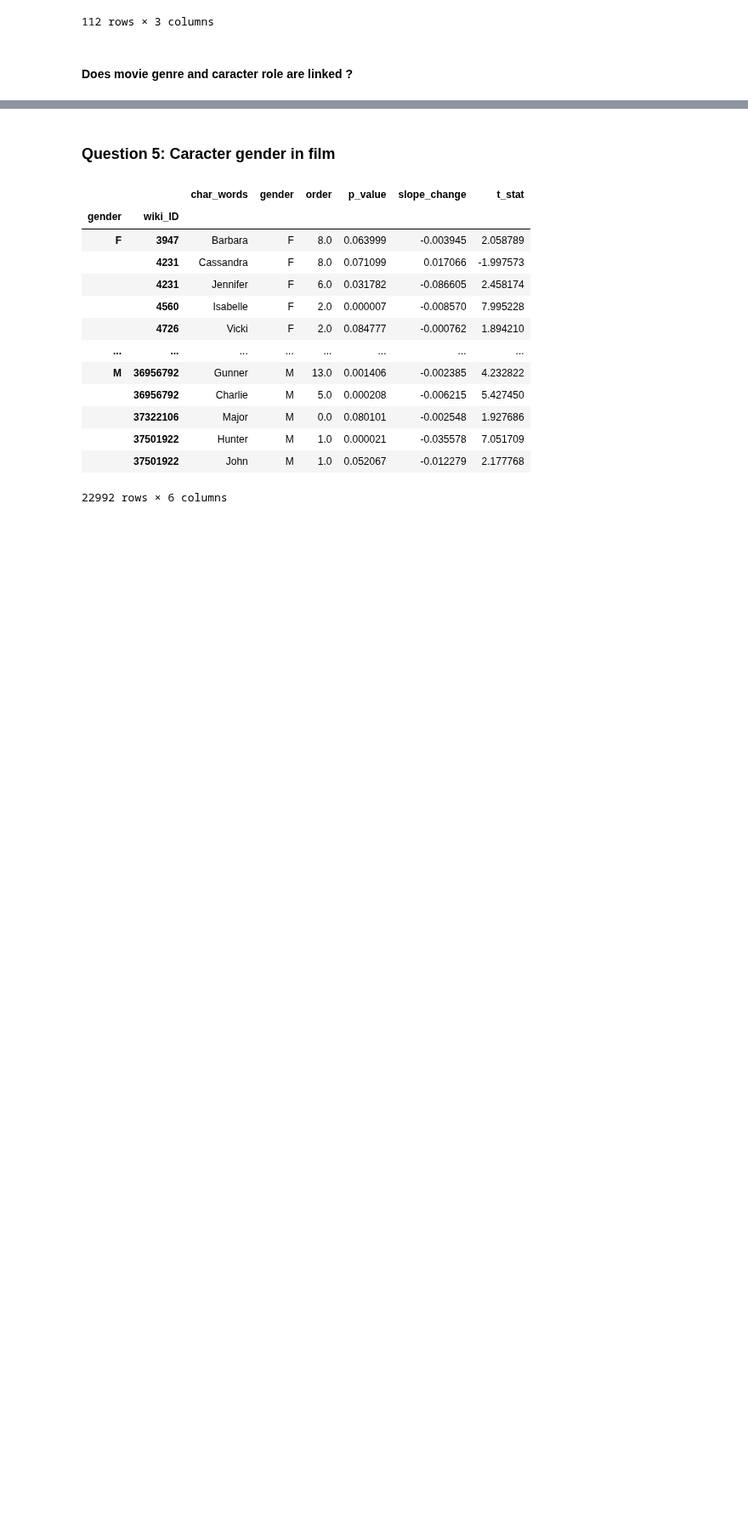
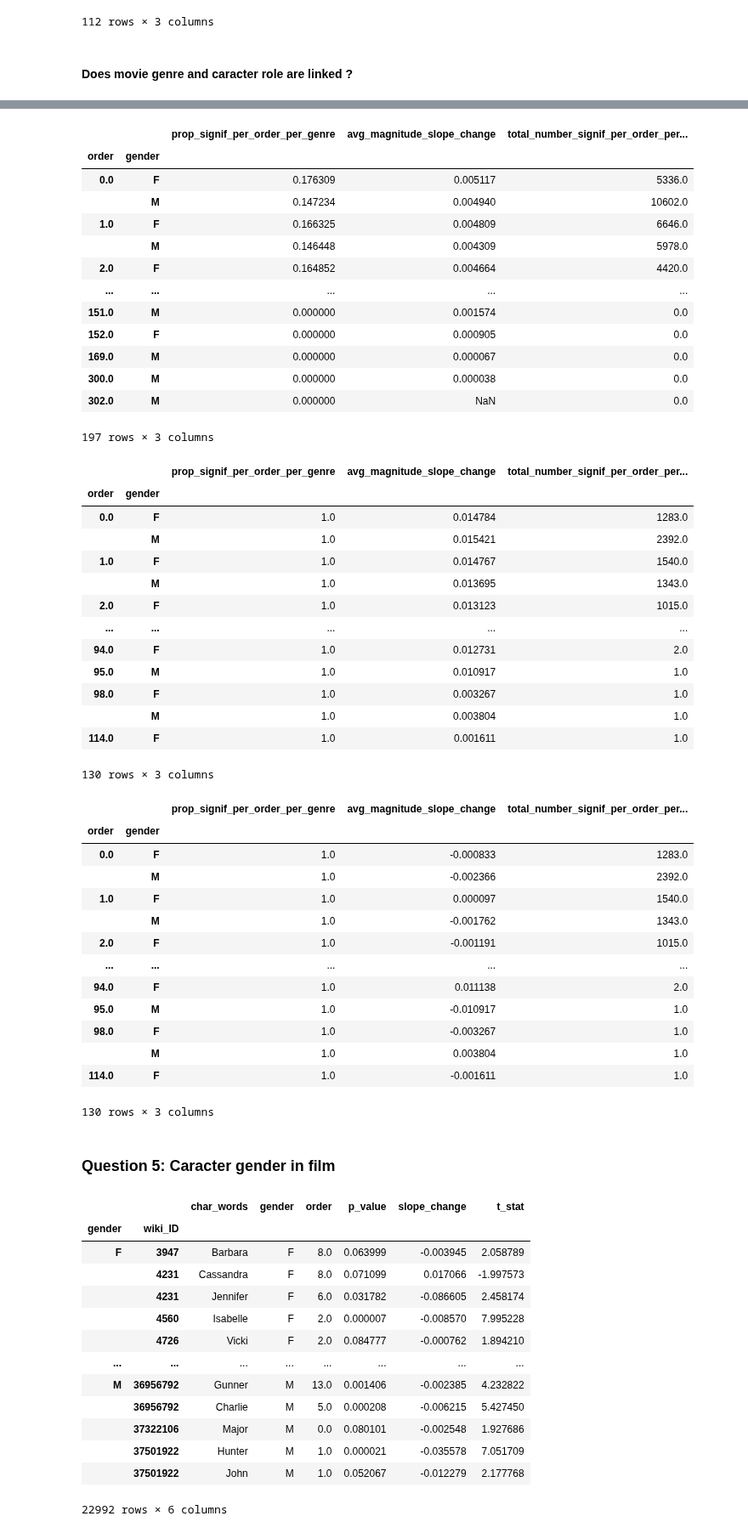
Before and after one commit to epfl-ada/ada-2023-project-abadakor, a Jupyter notebook: parallel_questions.ipynb, the cells around one changed output, grey strips where cells are left out. Shown at 85% size. Cells and saved outputs as stored; diff of their text form; code cells hidden in the pictures; blank space fills up the shorter version.

```diff
--- a/parallel_questions.ipynb
+++ b/parallel_questions.ipynb
@@ -591,3 +594,72 @@ display(name_by_order_by_genre_prop_df)
+# %%
+# Calculate the average magnitude of slope change on all the data
+name_by_order_by_gender_prop_df = movie_genre_aggregate_df.groupby(['order','gender']).apply(lambda x: pd.Series({
+        'prop_signif_per_order_per_genre': (x['p_value'] < 0.1).sum()/len(x['p_value']),
+        'avg_magnitude_slope_change': x['slope_change'].abs().mean(),
+        'total_number_signif_per_order_per_genre': (x['p_value'] < 0.1).sum(),
+    }))
+display(name_by_order_by_gender_prop_df)
+
+# Calculate the average magnitude of slope change on data having a slope change statistically significant
+
+name_by_order_by_gender_prop_aggregate_significant = name_by_movie_aggregate_df_significant.groupby(['order','gender']).apply(lambda x: pd.Series({
+        'prop_signif_per_order_per_genre': (x['p_value'] < 0.1).sum()/len(x['p_value']),
+        'avg_magnitude_slope_change': x['slope_change'].abs().mean(),
+        'total_number_signif_per_order_per_genre': (x['p_value'] < 0.1).sum(),
+    }))
+display(name_by_order_by_gender_prop_aggregate_significant)
+
+# Calculate the average of slope change on data having a slope change statistically significant
+
+name_by_order_by_gender_prop_aggregate_sig = name_by_movie_aggregate_df_significant.groupby(['order','gender']).apply(lambda x: pd.Series({
+        'prop_signif_per_order_per_genre': (x['p_value'] < 0.1).sum()/len(x['p_value']),
+        'avg_magnitude_slope_change': x['slope_change'].mean(),
+        'total_number_signif_per_order_per_genre': (x['p_value'] < 0.1).sum(),
+    }))
+display(name_by_order_by_gender_prop_aggregate_sig)
+# %% [output]
+|  |  | prop_signif_per_order_per_genre | avg_magnitude_slope_change | total_number_signif_per_order_per... |
+| order | gender |  |  |  |
+| 0.0 | F | 0.176309 | 0.005117 | 5336.0 |
+|  | M | 0.147234 | 0.004940 | 10602.0 |
+| 1.0 | F | 0.166325 | 0.004809 | 6646.0 |
+|  | M | 0.146448 | 0.004309 | 5978.0 |
+| 2.0 | F | 0.164852 | 0.004664 | 4420.0 |
+| ... | ... | ... | ... | ... |
+| 151.0 | M | 0.000000 | 0.001574 | 0.0 |
+| 152.0 | F | 0.000000 | 0.000905 | 0.0 |
+| 169.0 | M | 0.000000 | 0.000067 | 0.0 |
+| 300.0 | M | 0.000000 | 0.000038 | 0.0 |
+| 302.0 | M | 0.000000 | NaN | 0.0 |
+197 rows × 3 columns
+|  |  | prop_signif_per_order_per_genre | avg_magnitude_slope_change | total_number_signif_per_order_per... |
+| order | gender |  |  |  |
+| 0.0 | F | 1.0 | 0.014784 | 1283.0 |
+|  | M | 1.0 | 0.015421 | 2392.0 |
+| 1.0 | F | 1.0 | 0.014767 | 1540.0 |
+|  | M | 1.0 | 0.013695 | 1343.0 |
+| 2.0 | F | 1.0 | 0.013123 | 1015.0 |
+| ... | ... | ... | ... | ... |
+| 94.0 | F | 1.0 | 0.012731 | 2.0 |
+| 95.0 | M | 1.0 | 0.010917 | 1.0 |
+| 98.0 | F | 1.0 | 0.003267 | 1.0 |
+|  | M | 1.0 | 0.003804 | 1.0 |
+| 114.0 | F | 1.0 | 0.001611 | 1.0 |
+130 rows × 3 columns
+|  |  | prop_signif_per_order_per_genre | avg_magnitude_slope_change | total_number_signif_per_order_per... |
+| order | gender |  |  |  |
+| 0.0 | F | 1.0 | -0.000833 | 1283.0 |
+|  | M | 1.0 | -0.002366 | 2392.0 |
+| 1.0 | F | 1.0 | 0.000097 | 1540.0 |
+|  | M | 1.0 | -0.001762 | 1343.0 |
+| 2.0 | F | 1.0 | -0.001191 | 1015.0 |
+| ... | ... | ... | ... | ... |
+| 94.0 | F | 1.0 | 0.011138 | 2.0 |
+| 95.0 | M | 1.0 | -0.010917 | 1.0 |
+| 98.0 | F | 1.0 | -0.003267 | 1.0 |
+|  | M | 1.0 | 0.003804 | 1.0 |
+| 114.0 | F | 1.0 | -0.001611 | 1.0 |
+130 rows × 3 columns
 # %% [markdown]
 ### Question 5: Caracter gender in film
 # %%
```
Also changed, not shown: parts of 9 cells of this notebook.
